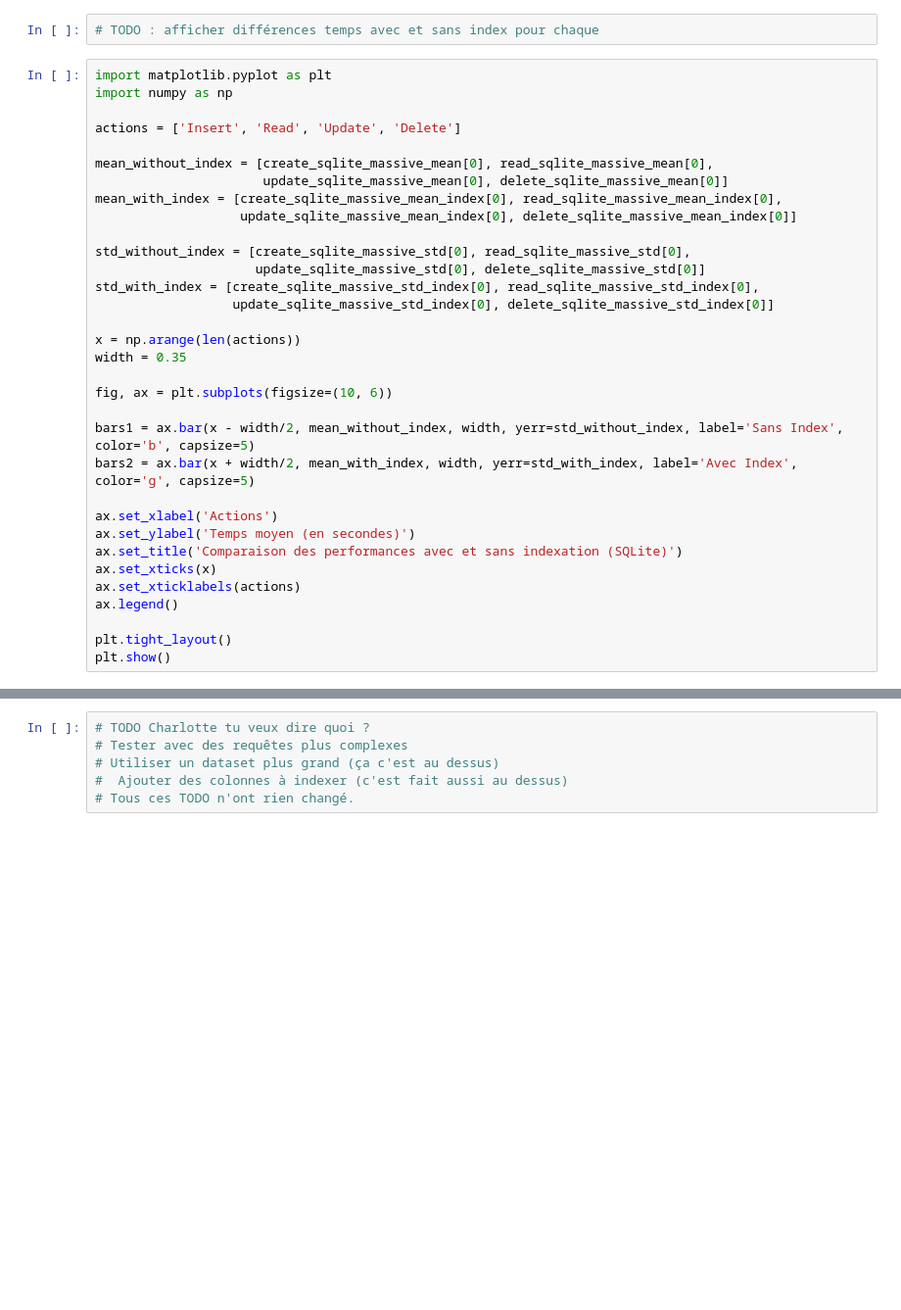
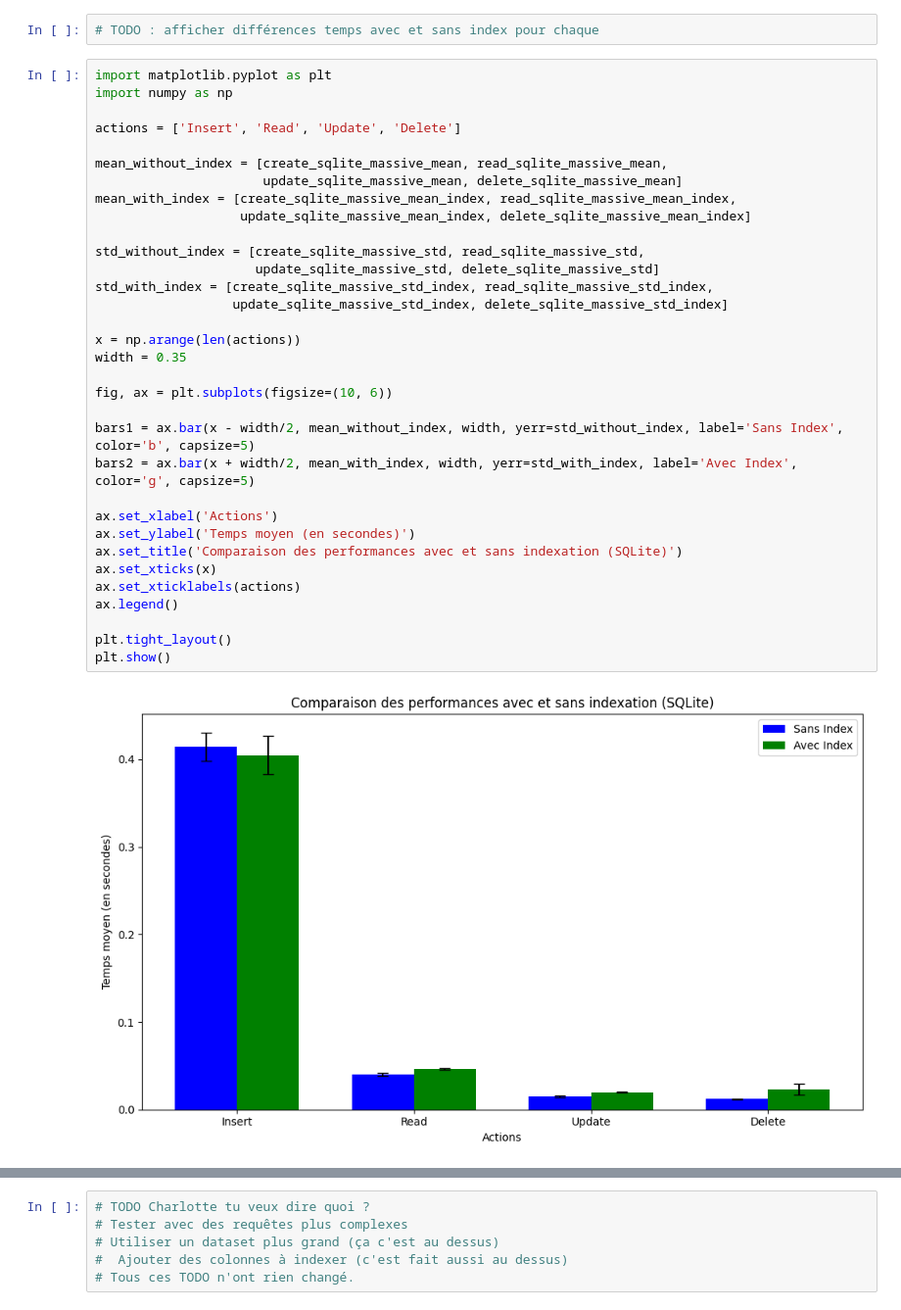
Before and after one commit to charlottekruzic/database-performance-comparison, a Jupyter notebook: notebook-10.ipynb, the cells around one changed output, grey strips where cells are left out. Shown at 98% size. Saved outputs shown, nothing was run; the diff lists cells and outputs as text; blank space fills up the shorter version.

```diff
--- a/notebook-10.ipynb
+++ b/notebook-10.ipynb
@@ -1781,36 +1787,38 @@ replication factor = 1
 # %%
 import matplotlib.pyplot as plt
 import numpy as np
 
 actions = ['Insert', 'Read', 'Update', 'Delete']
 
-mean_without_index = [create_sqlite_massive_mean[0], read_sqlite_massive_mean[0],
-                      update_sqlite_massive_mean[0], delete_sqlite_massive_mean[0]]
-mean_with_index = [create_sqlite_massive_mean_index[0], read_sqlite_massive_mean_index[0],
-                   update_sqlite_massive_mean_index[0], delete_sqlite_massive_mean_index[0]]
+mean_without_index = [create_sqlite_massive_mean, read_sqlite_massive_mean,
+                      update_sqlite_massive_mean, delete_sqlite_massive_mean]
+mean_with_index = [create_sqlite_massive_mean_index, read_sqlite_massive_mean_index,
+                   update_sqlite_massive_mean_index, delete_sqlite_massive_mean_index]
 
-std_without_index = [create_sqlite_massive_std[0], read_sqlite_massive_std[0],
-                     update_sqlite_massive_std[0], delete_sqlite_massive_std[0]]
-std_with_index = [create_sqlite_massive_std_index[0], read_sqlite_massive_std_index[0],
-                  update_sqlite_massive_std_index[0], delete_sqlite_massive_std_index[0]]
+std_without_index = [create_sqlite_massive_std, read_sqlite_massive_std,
+                     update_sqlite_massive_std, delete_sqlite_massive_std]
+std_with_index = [create_sqlite_massive_std_index, read_sqlite_massive_std_index,
+                  update_sqlite_massive_std_index, delete_sqlite_massive_std_index]
 
 x = np.arange(len(actions))
 width = 0.35
 
 fig, ax = plt.subplots(figsize=(10, 6))
 
 bars1 = ax.bar(x - width/2, mean_without_index, width, yerr=std_without_index, label='Sans Index', color='b', capsize=5)
 bars2 = ax.bar(x + width/2, mean_with_index, width, yerr=std_with_index, label='Avec Index', color='g', capsize=5)
 
 ax.set_xlabel('Actions')
 ax.set_ylabel('Temps moyen (en secondes)')
 ax.set_title('Comparaison des performances avec et sans indexation (SQLite)')
 ax.set_xticks(x)
 ax.set_xticklabels(actions)
 ax.legend()
 
 plt.tight_layout()
 plt.show()
+# %% [output]
+[figure, added]
 # %%
 import matplotlib.pyplot as plt
 import numpy as np
```
Also changed, not shown: parts of 13 cells of this notebook.
